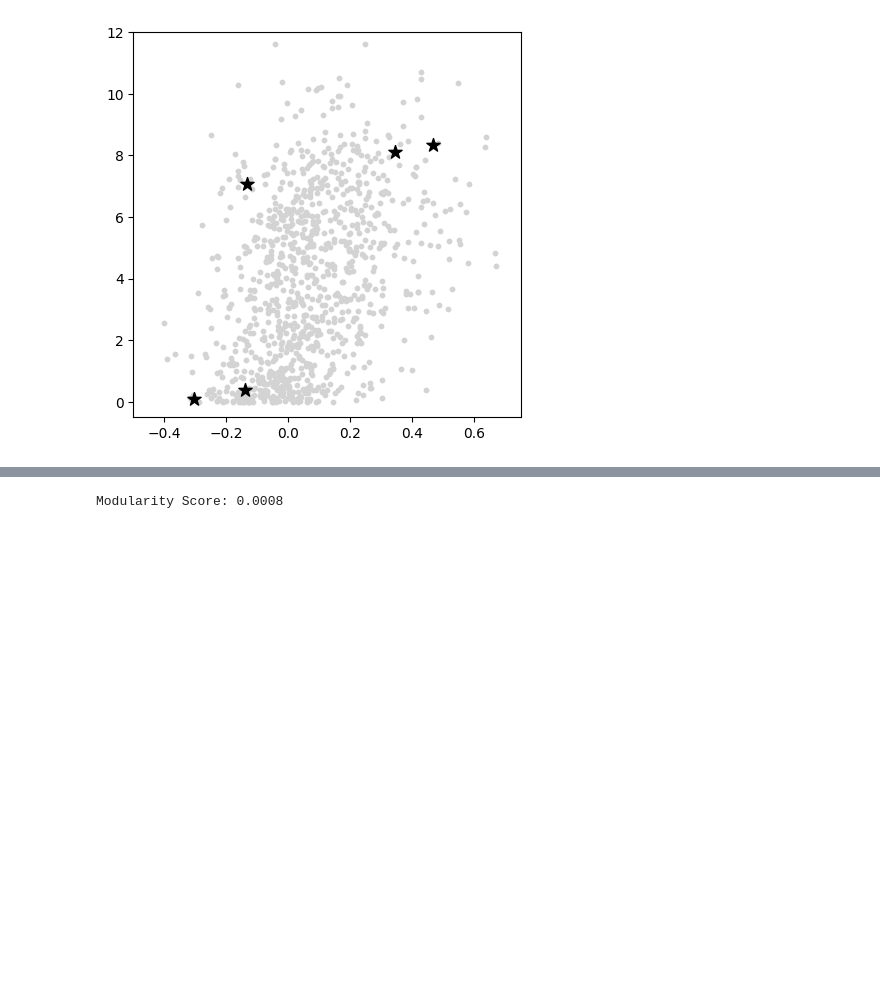
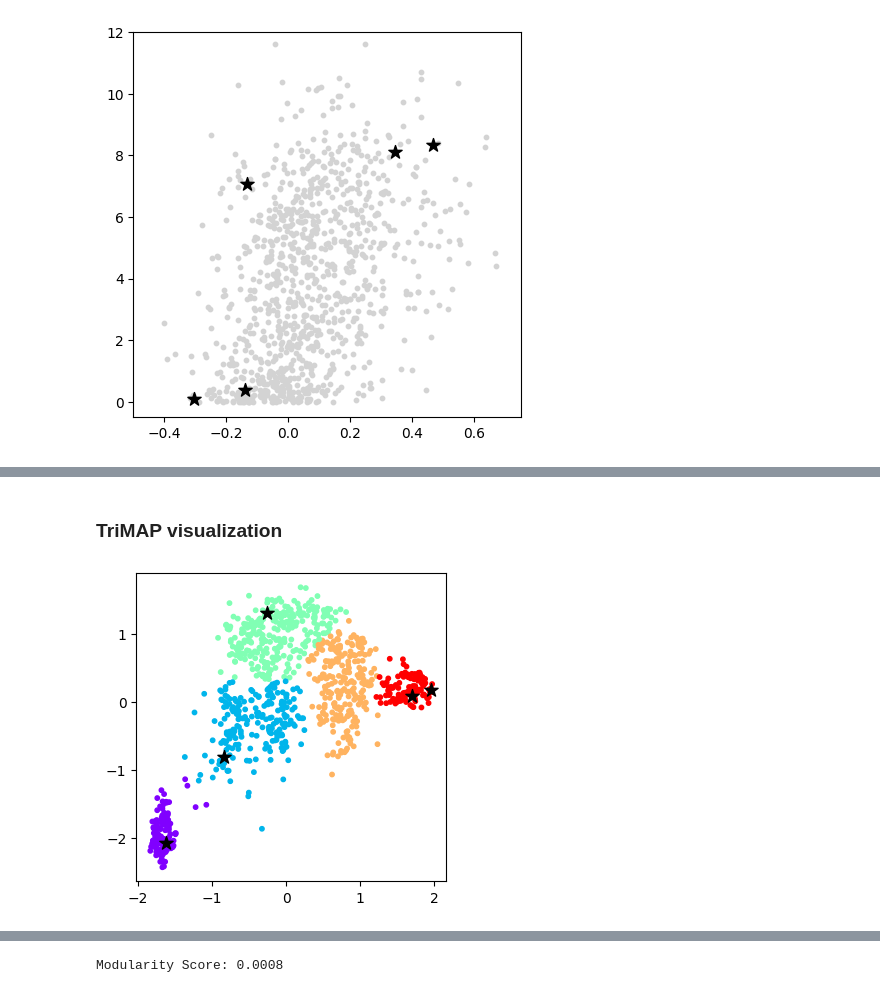
Before and after one commit to kkkkito/statemap, a Jupyter notebook: notebooks/Dimensionality_Reduction.ipynb, the cells around one changed output, grey strips where cells are left out. Drawn from its saved outputs; the diff is of its cells as text; code cells hidden in the pictures; blank space fills up the shorter version.

```diff
--- a/notebooks/Dimensionality_Reduction.ipynb
+++ b/notebooks/Dimensionality_Reduction.ipynb
@@ -212,0 +130,35 @@ for r in range(1,21):
+# %% [markdown]
+### TriMAP visualization
+# %%
+#Fig. 2c, s5d
+embedding = pd.read_csv("../trimap_hippo.csv",index_col=0).values
+emb = StandardScaler().fit_transform(embedding)
+W_rbf = rbf_kernel(emb, gamma=5)
+W_rbf_symmetric = (W_rbf + W_rbf.T) / 2
+G_igraph = ig.Graph.Weighted_Adjacency(W_rbf_symmetric, mode='undirected')
+
+r = 0.6
+partition = la.find_partition(
+        G_igraph,
+        la.RBConfigurationVertexPartition,
+        weights='weight',
+        resolution_parameter=r,
+        seed=0)
+
+leiden_labels = np.array(partition.membership)
+mapping = {4: 4, 2: 1, 1: 3, 0: 2, 3: 0}
+
+updated_labels = [mapping[x] for x in leiden_labels]
+plt.figure(figsize=(4, 4))
+plt.scatter(emb[:, 0], emb[:, 1], c=updated_labels, s=10, cmap='rainbow')
+
+cells = ['RPE1SS6','U2OS','MCF7','K562','PANC1']
+cells_index = []
+for cell in cells:
+    cells_index.append(ch_ex.index.get_loc(cell))
+plt.scatter(emb[cells_index, 0], emb[cells_index, 1], s=100, c='black', marker='*')
+
+plt.savefig('../result/figure.svg', dpi=300)
+plt.show()
+# %% [output]
+[figure, added]
```
Also changed, not shown: parts of 18 cells of this notebook.
